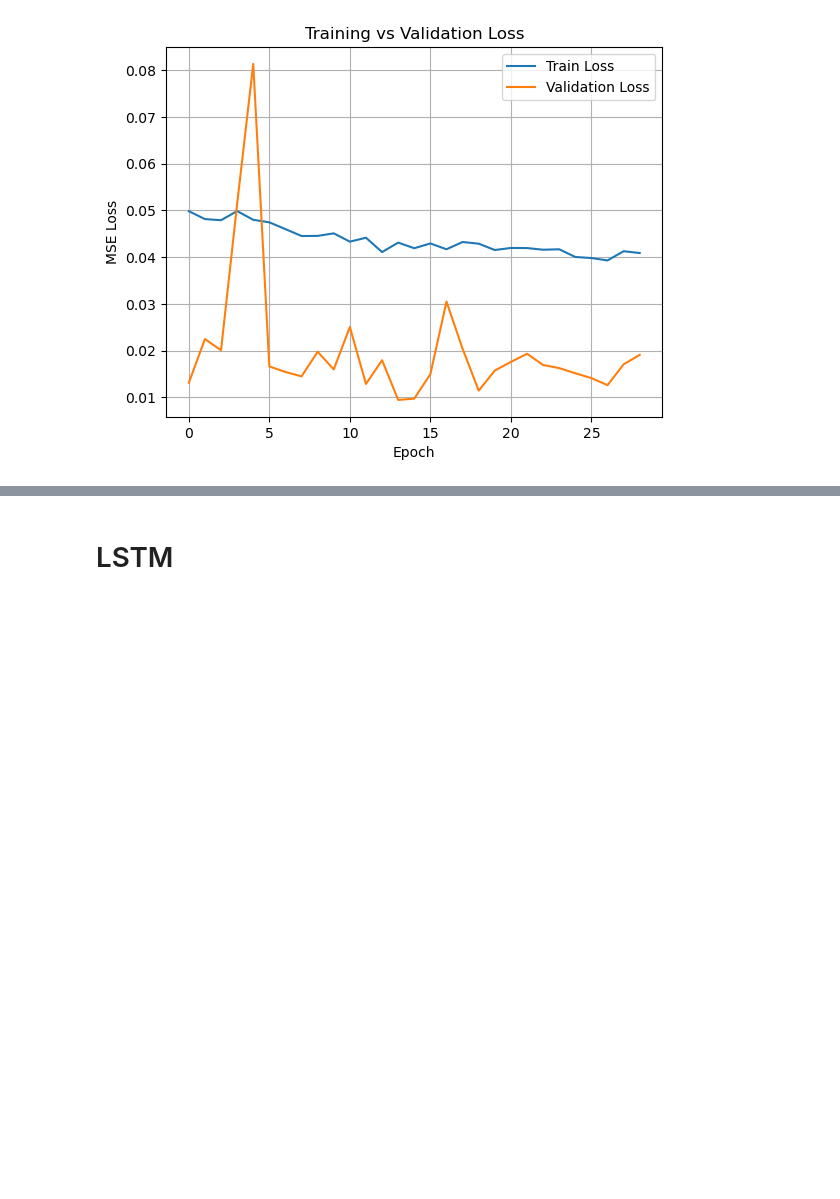
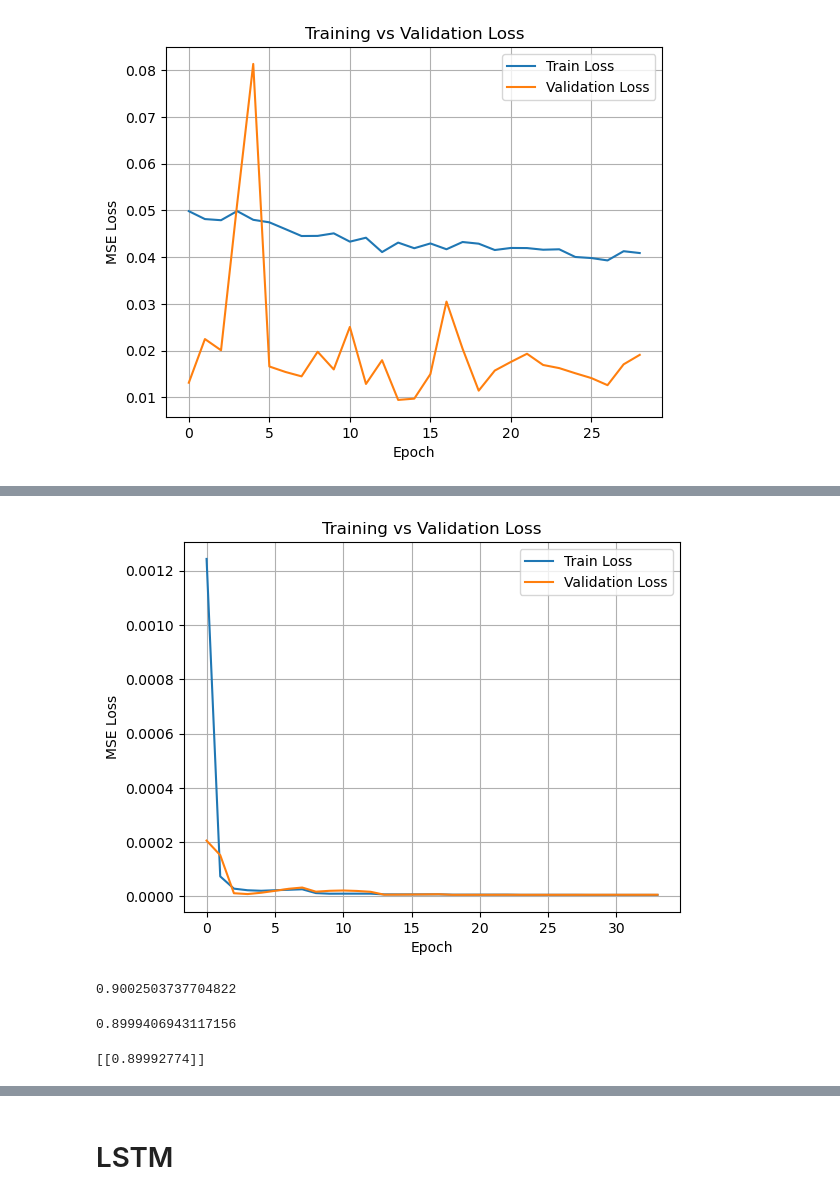
Before and after one commit to nxteventrying/TESIS, a Jupyter notebook: scripts/Strafe.ipynb, the cells around one changed output, grey strips where cells are left out. Cells and saved outputs as stored; diff of their text form; code cells hidden in the pictures; blank space fills up the shorter version.

```diff
--- a/scripts/Strafe.ipynb
+++ b/scripts/Strafe.ipynb
@@ -370,0 +566,4 @@ plt.show()
+# %%
+# reshape from [samples, timesteps] into [samples, timesteps, features]
+n_features = 1
+X = X.reshape((X.shape[0], X.shape[1], n_features))
@@ -370,0 +574,24 @@ plt.show()
+# %%
+# define model
+model = Sequential()
+model.add(Conv1D(64, kernel_size=1, activation = 'relu', input_shape=(n_steps, n_features)))
+#model.add(MaxPooling1D())
+model.add(Flatten())
+model.add(Dense(50, activation='relu'))
+model.add(Dense(1))
+model.compile(optimizer='adam', loss='mse')
+# %%
+from tensorflow.keras.callbacks import ReduceLROnPlateau, EarlyStopping
+
+callbacks = [
+    ReduceLROnPlateau(monitor='val_loss', factor=0.5, patience=5, min_lr=1e-6),
+    EarlyStopping(monitor='val_loss', patience=15, restore_best_weights=True)
+]
+# %%
+history = model.fit(X, y,
+                    epochs=300,
+                    batch_size=64,
+                    validation_split=0.1,
+                    shuffle=False,
+                    callbacks=callbacks,
+                    verbose=1)
@@ -370,0 +616,17 @@ plt.show()
+# %%
+import matplotlib.pyplot as plt
+
+plt.plot(history.history['loss'], label='Train Loss')
+plt.plot(history.history['val_loss'], label='Validation Loss')
+plt.xlabel('Epoch')
+plt.ylabel('MSE Loss')
+plt.title('Training vs Validation Loss')
+plt.legend()
+plt.grid(True)
+plt.show()
+# %% [output]
+[figure, added]
+# %%
+train_data[-1]
+# %% [output]
+0.9002503737704822
@@ -370,0 +638,8 @@ plt.show()
+# %%
+test_data[0]
+# %% [output]
+0.8999406943117156
+# %%
+print(yhat)
+# %% [output]
+[[0.89992774]]
```
Also changed, not shown: parts of 50 cells of this notebook.
